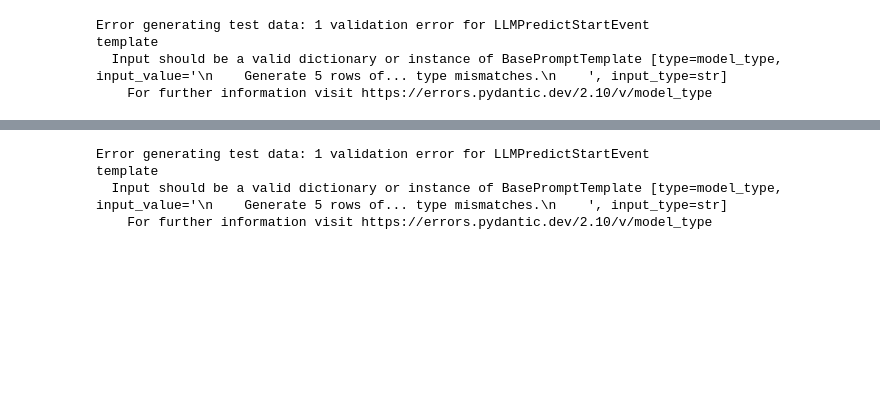
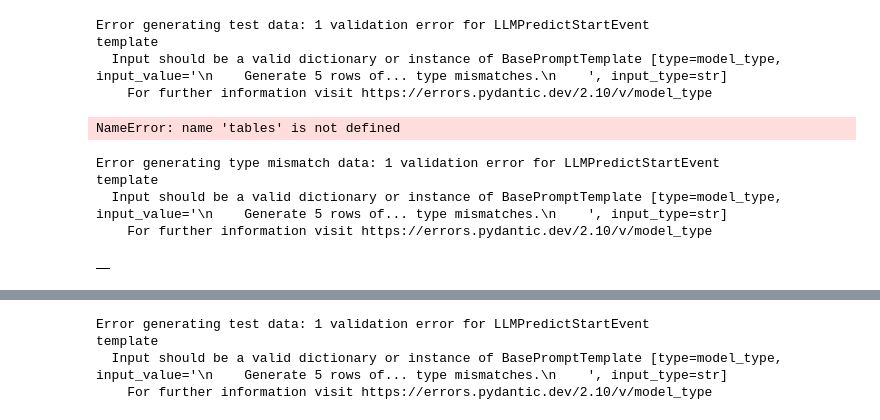
Before and after one commit to khanjirenainesh/genai_de, a Jupyter notebook: src/use_case_end_to_end.ipynb, the cells around one changed output, grey strips where cells are left out. Drawn from its saved outputs; the diff is of its cells as text; code cells hidden in the pictures; blank space fills up the shorter version.

```diff
--- a/src/use_case_end_to_end.ipynb
+++ b/src/use_case_end_to_end.ipynb
@@ -371,0 +421,21 @@ Columns: [('USER_ID', 'NUMBER', 'NO', None, 38, 0), ('USERNAME', 'TEXT', 'NO', 1
+# %%
+tables = {}
+
+# Loop through each column data tuple
+for table_name, column_name, data_type, is_nullable in metadata['columns']:
+    # Initialize a new table in the dictionary if it doesn't exist
+    if table_name not in tables:
+        tables[table_name] = []
+
+    # Add a new entry for the column in the table
+    tables[table_name].append({
+        "column_name": column_name,
+        "data_type": data_type,
+        "is_nullable": is_nullable # Using None as placeholder value
+    })
+
+# Convert the tables dictionary to JSON format
+json_data = json.dumps(tables, indent=4)
+
+# Output the JSON data
+print(json_data)
@@ -421,3 +509,61 @@ Error generating test data: 1 validation error for LLMPredictStartEvent
 template
   Input should be a valid dictionary or instance of BasePromptTemplate [type=model_type, input_value='\n    Generate 5 rows of... type mismatches.\n    ', input_type=str]
     For further information visit https://errors.pydantic.dev/2.10/v/model_type
+# %%
+def format_schema(tables):
+    formatted = "Table: USERS\n"
+    formatted += "Column Name | Data Type | Is Nullable\n"
+    formatted += "-" * 35 + "\n"
+    for column in tables["USERS"]:
+        formatted += f"{column['column_name']} | {column['data_type']} | {column['is_nullable']}\n"
+    return formatted
+
+formatted_schema = format_schema(tables)
+
+# Define the prompt
+prompt = f"""
+Based on the following table schema, generate 5 rows of synthetic data:
+
+{formatted_schema}
+
+The output should be in JSON format with an array of objects, where each object represents a row.
+"""
+
+# Query the Azure OpenAI API
+def generate_synthetic_data(prompt):
+    response = openai.Completion.create(
+        engine=os.getenv("AZURE_OPENAI_MODEL_NAME"),  # Azure model name
+        prompt=prompt,
+        max_tokens=300,
+        temperature=0.7
+    )
+    return response.choices[0].text.strip()
+
+# Generate synthetic data
+try:
+    synthetic_data = generate_synthetic_data(prompt)
+    print("Raw Output from Azure OpenAI:")
+    print(synthetic_data)
+
+    # Parse the response to ensure it's valid JSON
+    try:
+        synthetic_data_json = json.loads(synthetic_data)  # Converts string to JSON object
+        df = pd.DataFrame(synthetic_data_json)
+        print("\nGenerated DataFrame:")
+        print(df)
+    except json.JSONDecodeError as e:
+        print("Failed to parse JSON. Check the raw response for issues.")
+        print("Error Details:", str(e))
+
+except Exception as e:
+    print(f"Error generating synthetic data: {e}")
+# %% [output]
+NameError: name 'tables' is not defined
+# %%
+generate_type_mismatch_data(openai_client,tables)
+# %% [output]
+Error generating type mismatch data: 1 validation error for LLMPredictStartEvent
+template
+  Input should be a valid dictionary or instance of BasePromptTemplate [type=model_type, input_value='\n    Generate 5 rows of... type mismatches.\n    ', input_type=str]
+    For further information visit https://errors.pydantic.dev/2.10/v/model_type
+|  |
```
Also changed, not shown: parts of 6 cells of this notebook, 16 other files.
